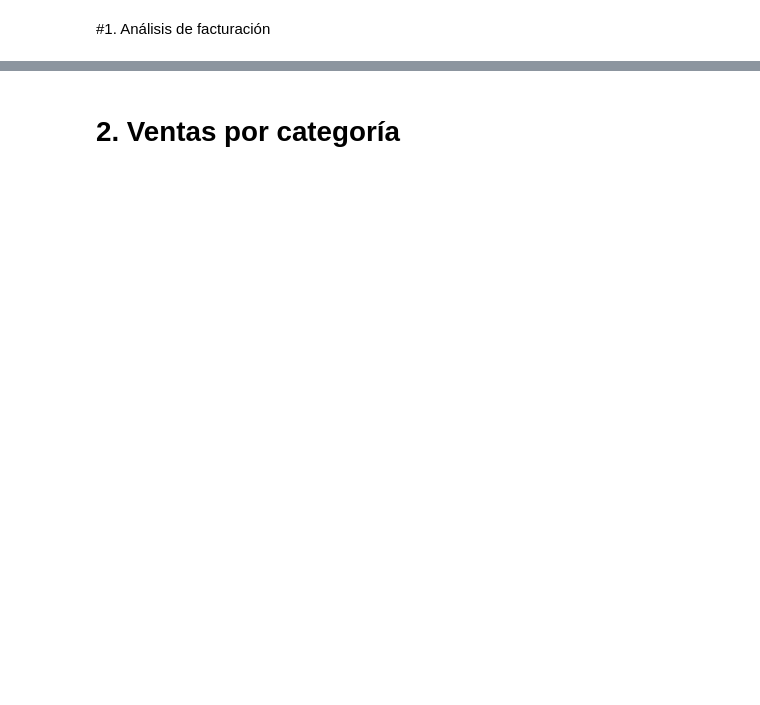
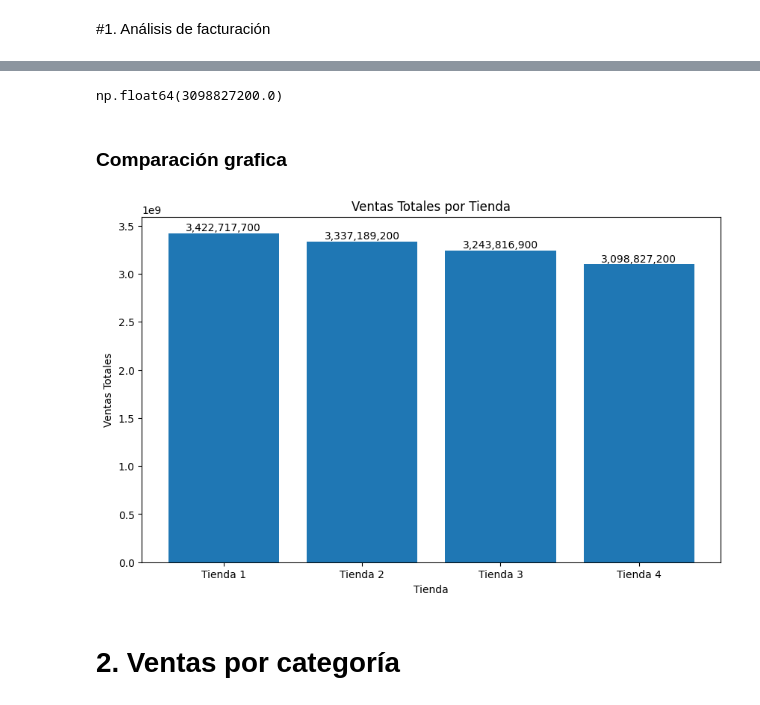
Before and after one commit to FernandoC1998/AluraStore_FCG, a Jupyter notebook: AluraStoreLatam.ipynb, the cells around one changed output, grey strips where cells are left out. Cells and saved outputs as stored; diff of their text form; code cells hidden in the pictures; blank space fills up the shorter version.

```diff
--- a/AluraStoreLatam.ipynb
+++ b/AluraStoreLatam.ipynb
@@ -27,0 +74,3 @@ tienda.head()
+# %%
+total_tienda3 = tienda3['Totales'].sum()
+total_tienda3
@@ -27,0 +81,3 @@ tienda.head()
+# %%
+tienda4['Totales'] = tienda4['Precio'] * tienda4['Cantidad de cuotas']
+tienda.head()
@@ -27,0 +91,10 @@ tienda.head()
+# %%
+total_tienda4 = tienda4['Totales'].sum()
+total_tienda4
+# %% [output]
+np.float64(3098827200.0)
+# %% [markdown]
+### **Comparación grafica**
+# %%
+tiendas = ['Tienda 1', 'Tienda 2', 'Tienda 3', 'Tienda 4']
+totales = [total_tienda1 , total_tienda2 , total_tienda3 , total_tienda4]
@@ -28,2 +103,24 @@ tienda.head()
+# %%
+plt.figure(figsize=(10,6))
+barras = plt.bar(tiendas, totales)
+
+plt.title('Ventas Totales por Tienda')
+plt.xlabel('Tienda')
+plt.ylabel('Ventas Totales')
+
+# Mostrar totales encima de cada barra
+for barra in barras:
+    height = barra.get_height()
+    plt.text(
+        barra.get_x() + barra.get_width() / 2,
+        height,
+        f'{height:,.0f}',
+        ha='center',
+        va='bottom'
+    )
+
+plt.show()
+# %% [output]
+[figure, added]
 # %% [markdown]
 # 2. Ventas por categoría
```
Also changed, not shown: parts of 24 cells of this notebook.
